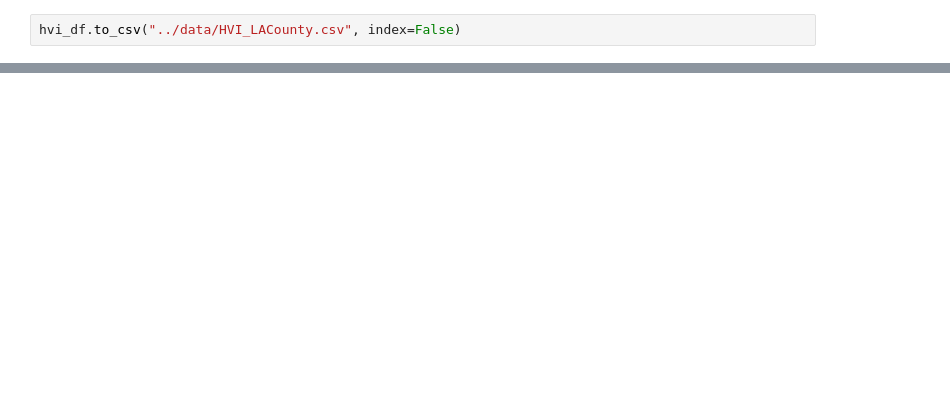
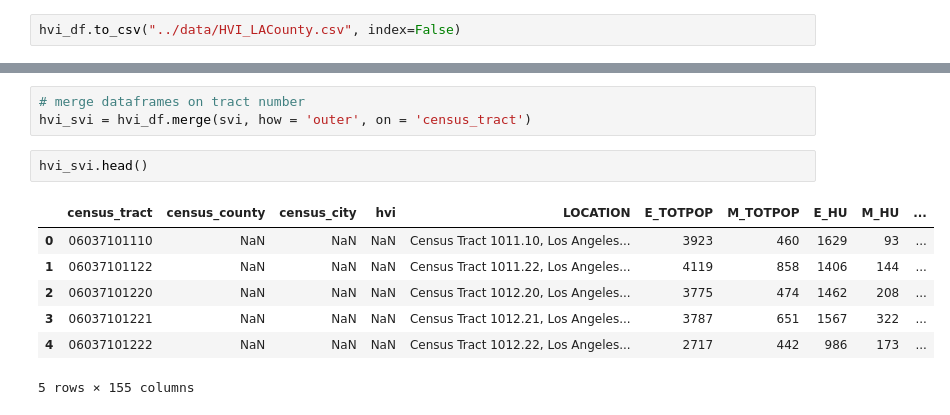
Before and after one commit to danielqhtruong/MATH497_Research_TDA, a Jupyter notebook: EDA/HVI_LACounty.ipynb, the cells around one changed output, grey strips where cells are left out. Drawn from its saved outputs; the diff is of its cells as text; blank space fills up the shorter version.

```diff
--- a/EDA/HVI_LACounty.ipynb
+++ b/EDA/HVI_LACounty.ipynb
@@ -28,0 +75,13 @@ hvi_df.to_csv("../data/HVI_LACounty.csv", index=False)
+# %%
+# merge dataframes on tract number
+hvi_svi = hvi_df.merge(svi, how = 'outer', on = 'census_tract')
+# %%
+hvi_svi.head()
+# %% [output]
+|  | census_tract | census_county | census_city | hvi | LOCATION | E_TOTPOP | M_TOTPOP | E_HU | M_HU | ... |
+| 0 | 06037101110 | NaN | NaN | NaN | Census Tract 1011.10, Los Angeles... | 3923 | 460 | 1629 | 93 | ... |
+| 1 | 06037101122 | NaN | NaN | NaN | Census Tract 1011.22, Los Angeles... | 4119 | 858 | 1406 | 144 | ... |
+| 2 | 06037101220 | NaN | NaN | NaN | Census Tract 1012.20, Los Angeles... | 3775 | 474 | 1462 | 208 | ... |
+| 3 | 06037101221 | NaN | NaN | NaN | Census Tract 1012.21, Los Angeles... | 3787 | 651 | 1567 | 322 | ... |
+| 4 | 06037101222 | NaN | NaN | NaN | Census Tract 1012.22, Los Angeles... | 2717 | 442 | 986 | 173 | ... |
+5 rows × 155 columns
```
Also changed, not shown: parts of 6 cells of this notebook, 3 other files.
